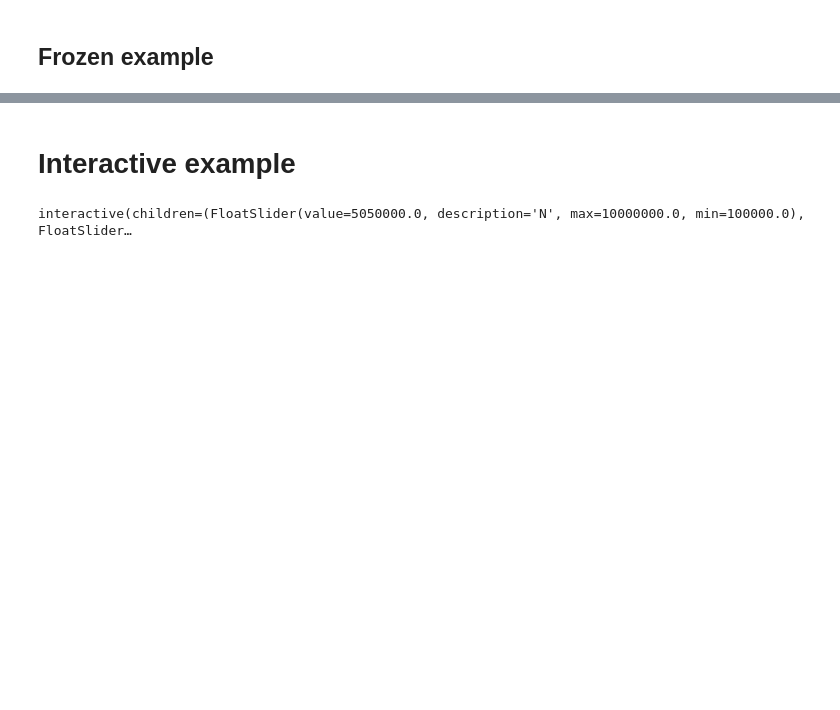
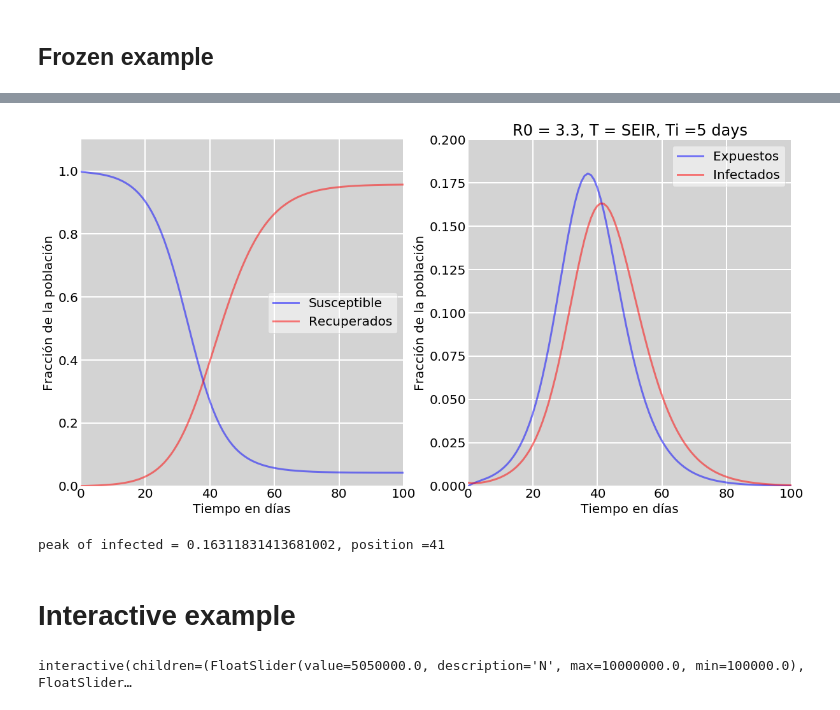
Before and after one commit to jjgomezcadenas/C19, a Jupyter notebook: nb/SEIR2_demo.ipynb, the cells around one changed output, grey strips where cells are left out. Cells and saved outputs as stored; diff of their text form; code cells hidden in the pictures; blank space fills up the shorter version.

```diff
--- a/nb/SEIR2_demo.ipynb
+++ b/nb/SEIR2_demo.ipynb
@@ -107,3 +104,60 @@ cplt.plot_seir(seir, f"R0 = {RX}, T = {1/Gamma} days", absolute=True,
+# %%
+absolute = False
+T = "SEIR"
+Ti = "5 days"
+def get_labels(absolute):
+    xlabel = 'Tiempo en días'
+    if absolute:
+        ylabel = 'Población total'
+    else:
+        ylabel = 'Fracción de la población'
+    return xlabel, ylabel
+
+t0 = 0
+tf = 100
+R0 = RX
+
+fig = plt.figure(figsize=figsize)
+ax = fig.add_subplot(1,2,1, axisbelow=True)
+sir = seir
+
+if absolute:
+    S = sir.S * sir.N
+    I = sir.I * sir.N
+    E = sir.E * sir.N
+    R = sir.R * sir.N
+    Y = 1.1 * sir.N
+else:
+    S = sir.S
+    I = sir.I
+    E = sir.E
+    R = sir.R
+    Y = 1.1
+
+ax.plot(sir.t, S, 'b', alpha=0.5, lw=3, label='Susceptible')
+ax.plot(sir.t, R, 'r', alpha=0.5, lw=3, label='Recuperados')
+xlabel, ylabel = get_labels(absolute)
+set_pretty_ax(ax, facecolor, xlabel, ylabel, t0, tf, Y)
+
+ax = fig.add_subplot(1,2,2, axisbelow=True)
+ax.plot(sir.t, E, 'b', alpha=0.5, lw=3, label='Expuestos')
+ax.plot(sir.t, I, 'r', alpha=0.5, lw=3, label='Infectados')
+xlabel, ylabel = get_labels(absolute)
+
+if absolute:
+    Y = 0.20 * sir.N
+else:
+    Y = 0.20
+set_pretty_ax(ax, facecolor, xlabel, ylabel, t0, tf, Y)
+
+title=f"R0 = {R0}, T = {T}, Ti ={Ti}"
+plt.title(title)
+plt.show()
+
+print(f'peak of infected = {np.max(I)}, position ={np.argmax(I)}')
+# %% [output]
+[figure, added]
+peak of infected = 0.16311831413681002, position =41
 # %% [markdown]
 # Interactive example
 # %%
```
Also changed, not shown: parts of 4 cells of this notebook, 4 other files.
